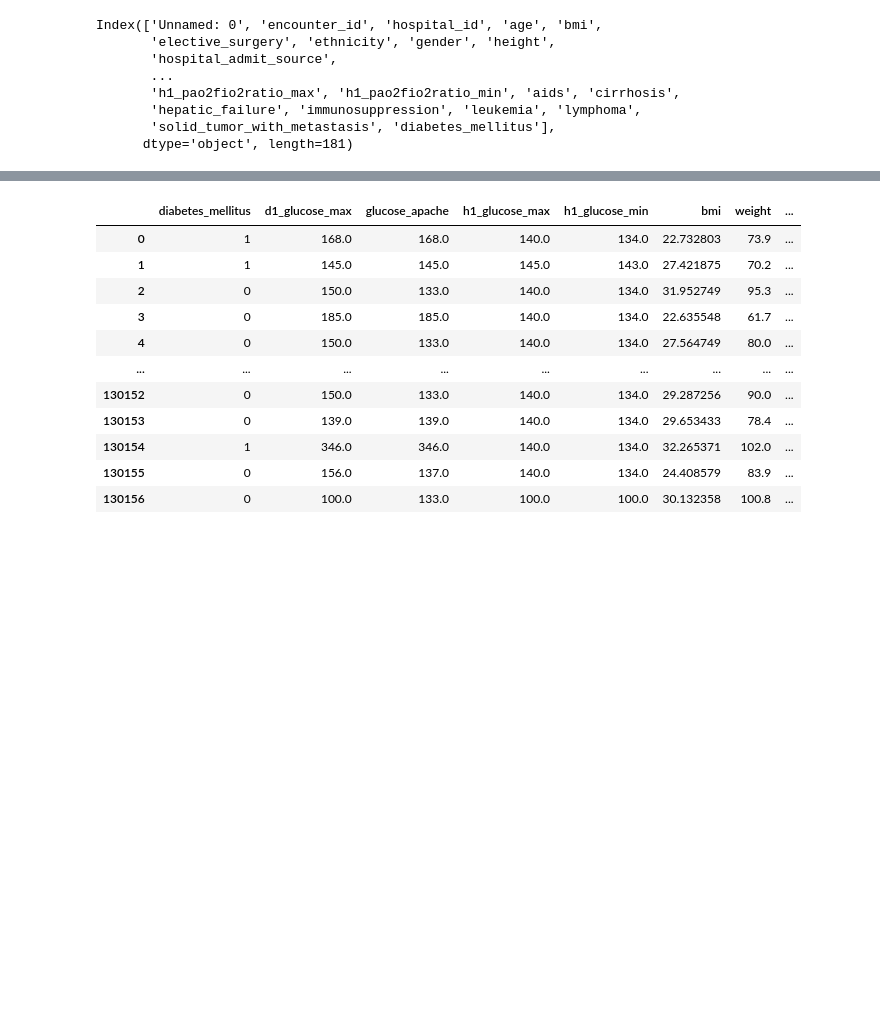
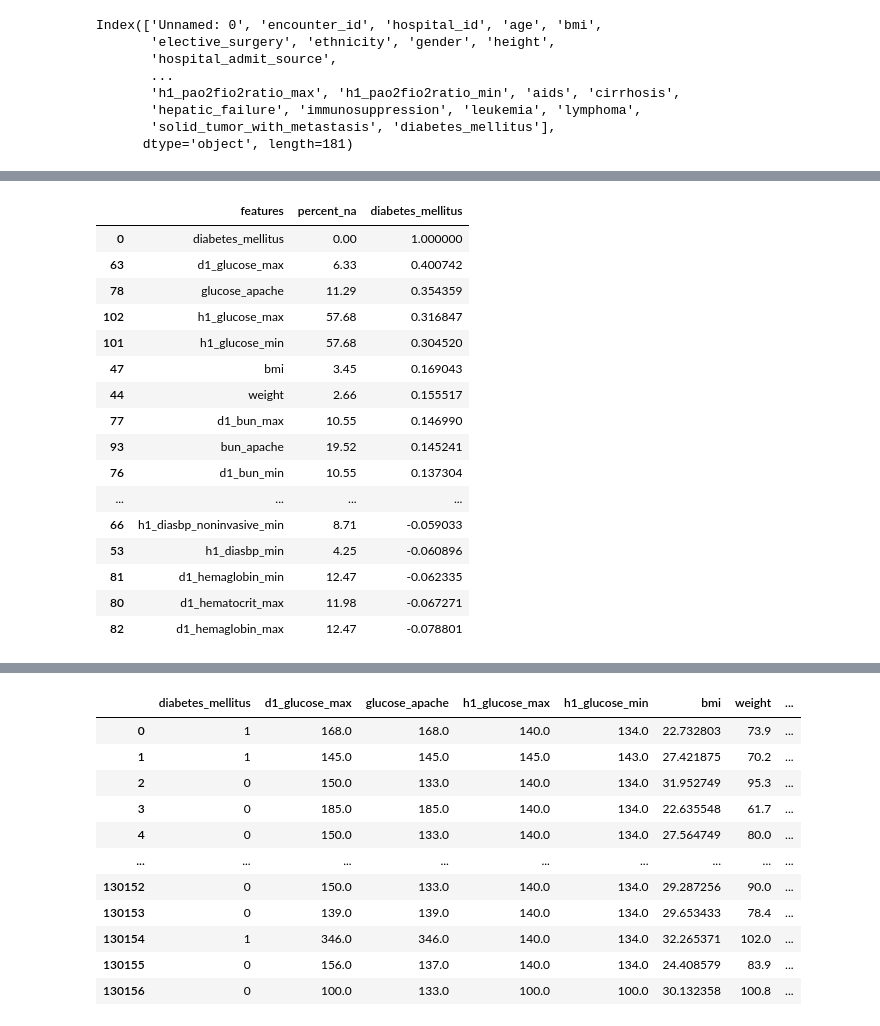
Before and after one commit to lescardone/classification-project, a Jupyter notebook: eda.ipynb, the cells around one changed output, grey strips where cells are left out. Saved outputs shown, nothing was run; the diff lists cells and outputs as text; code cells hidden in the pictures; blank space fills up the shorter version.

```diff
--- a/eda.ipynb
+++ b/eda.ipynb
@@ -100,3 +69,0 @@ nans
-# %%
-corr_ = df_zort.corr()[['diabetes_mellitus']].reset_index()
-corr_
@@ -117,2 +69,0 @@ corr_
-# %%
-corr_nans = nans.merge(corr_,left_on='features',right_on='index')
@@ -121,5 +69,0 @@ corr_nans.drop(columns='index',axis=1,inplace=True)
-# %%
-corr_sort = corr_nans.sort_values(['diabetes_mellitus'],ascending=False)
-corr_sort_drop = corr_sort[corr_sort['percent_na'] < 60].copy()
-#corr_sort_drop.drop(corr_sort_drop.iloc[106])
-corr_sort.head(30)
@@ -144,2 +69,0 @@ corr_sort.head(30)
-# %%
-corr_sort_drop.drop(index=[160],inplace=True)
@@ -188,0 +162,20 @@ df_17 = df[feat_list]
+# %%
+select_correlated(df_cont)
+# %% [output]
+|  | features | percent_na | diabetes_mellitus |
+| 0 | diabetes_mellitus | 0.00 | 1.000000 |
+| 63 | d1_glucose_max | 6.33 | 0.400742 |
+| 78 | glucose_apache | 11.29 | 0.354359 |
+| 102 | h1_glucose_max | 57.68 | 0.316847 |
+| 101 | h1_glucose_min | 57.68 | 0.304520 |
+| 47 | bmi | 3.45 | 0.169043 |
+| 44 | weight | 2.66 | 0.155517 |
+| 77 | d1_bun_max | 10.55 | 0.146990 |
+| 93 | bun_apache | 19.52 | 0.145241 |
+| 76 | d1_bun_min | 10.55 | 0.137304 |
+| ... | ... | ... | ... |
+| 66 | h1_diasbp_noninvasive_min | 8.71 | -0.059033 |
+| 53 | h1_diasbp_min | 4.25 | -0.060896 |
+| 81 | d1_hemaglobin_min | 12.47 | -0.062335 |
+| 80 | d1_hematocrit_max | 11.98 | -0.067271 |
+| 82 | d1_hemaglobin_max | 12.47 | -0.078801 |
```
Also changed, not shown: parts of 36 cells of this notebook, 3 other files.
